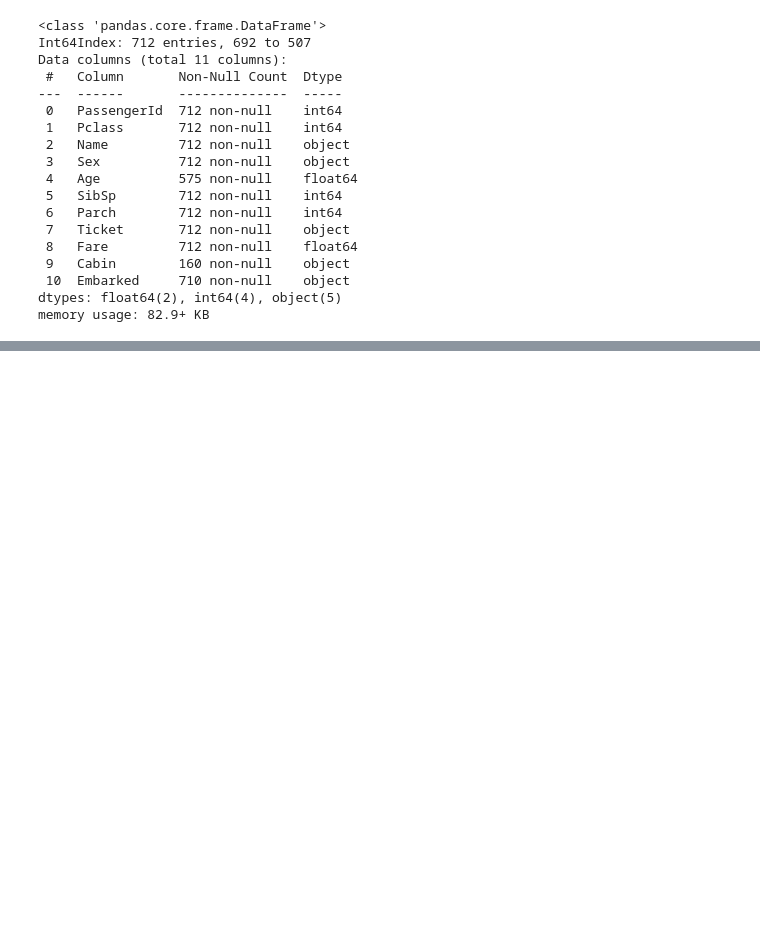
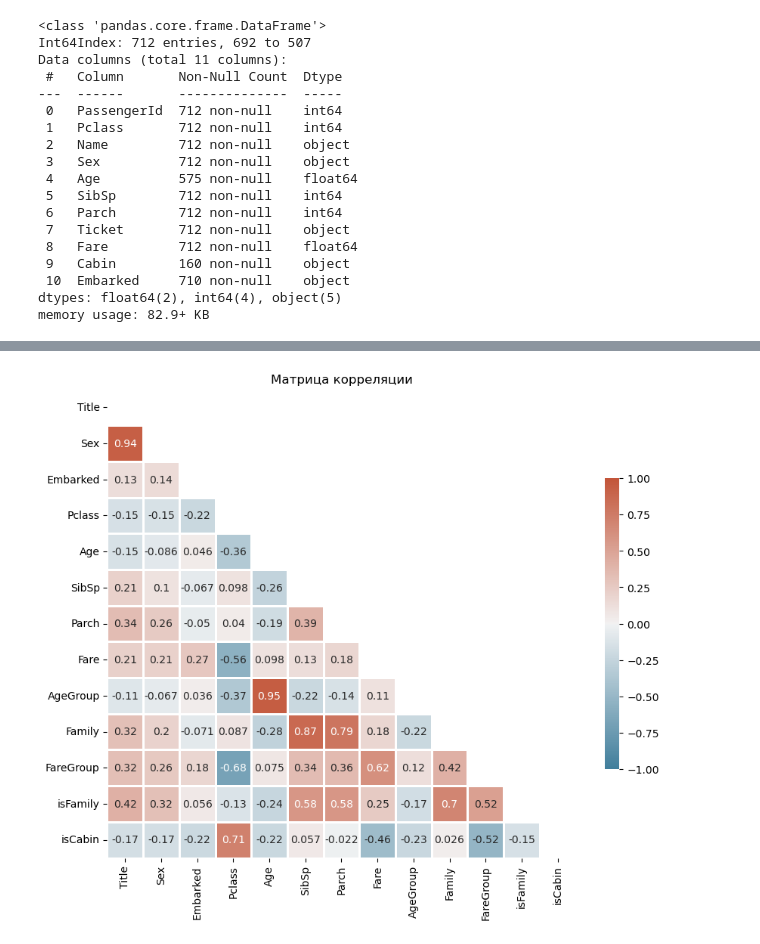
Before and after one commit to AlekseiBogachev/Titanic-Machine-Learning-from-Disaster, a Jupyter notebook: sources/Titanic-Machine-Learning-from-Disaster.ipynb, the cells around one changed output, grey strips where cells are left out. Saved outputs shown, nothing was run; the diff lists cells and outputs as text; code cells hidden in the pictures; blank space fills up the shorter version.

```diff
--- a/sources/Titanic-Machine-Learning-from-Disaster.ipynb
+++ b/sources/Titanic-Machine-Learning-from-Disaster.ipynb
@@ -1358,2 +1183,0 @@ data_prep.fit_transform(X_train).head()
-# %%
-data_prep.fit_transform(X_train).info()
@@ -1370,13 +1183,0 @@ encoder = DataFrameMapper([
-# %%
-data_prep = Pipeline([
-    ('imputer', imputer),
-    ('selector', selector),
-    ('title_adder', TitleAdder()),
-    ('family_adder', FamilyAdder()),
-    ('isfamily_adder', isFamilyAdder()),
-    ('discretizer', discretizer),
-    ('encoder', encoder),
-    ('to_float_converter', FunctionTransformer(lambda x: x.astype('float')))
-])
-# %%
-X_train_prepared = data_prep.fit_transform(X_train)
@@ -1453,0 +1184,17 @@ https://www.openml.org/search?type=data&sort=runs&id=40945&status=active
+# %%
+cols = ['Title',
+        'Sex',
+        'Embarked',
+        'Pclass',
+        'Age',
+        'SibSp',
+        'Parch',
+        'Fare',
+        'AgeGroup',
+        'Family',
+        'FareGroup',
+        'isFamily',
+        'isCabin',
+       ]
+
+df = pd.DataFrame(data_prep.fit_transform(X_train, y_train), columns=cols)
@@ -1453,0 +1233,4 @@ https://www.openml.org/search?type=data&sort=runs&id=40945&status=active
+# %%
+plot_corr_matrix(df, vmin=-1, vmax=1, size=(10, 10),)
+# %% [output]
+[figure, added]
```
Also changed, not shown: parts of 59 cells of this notebook.
